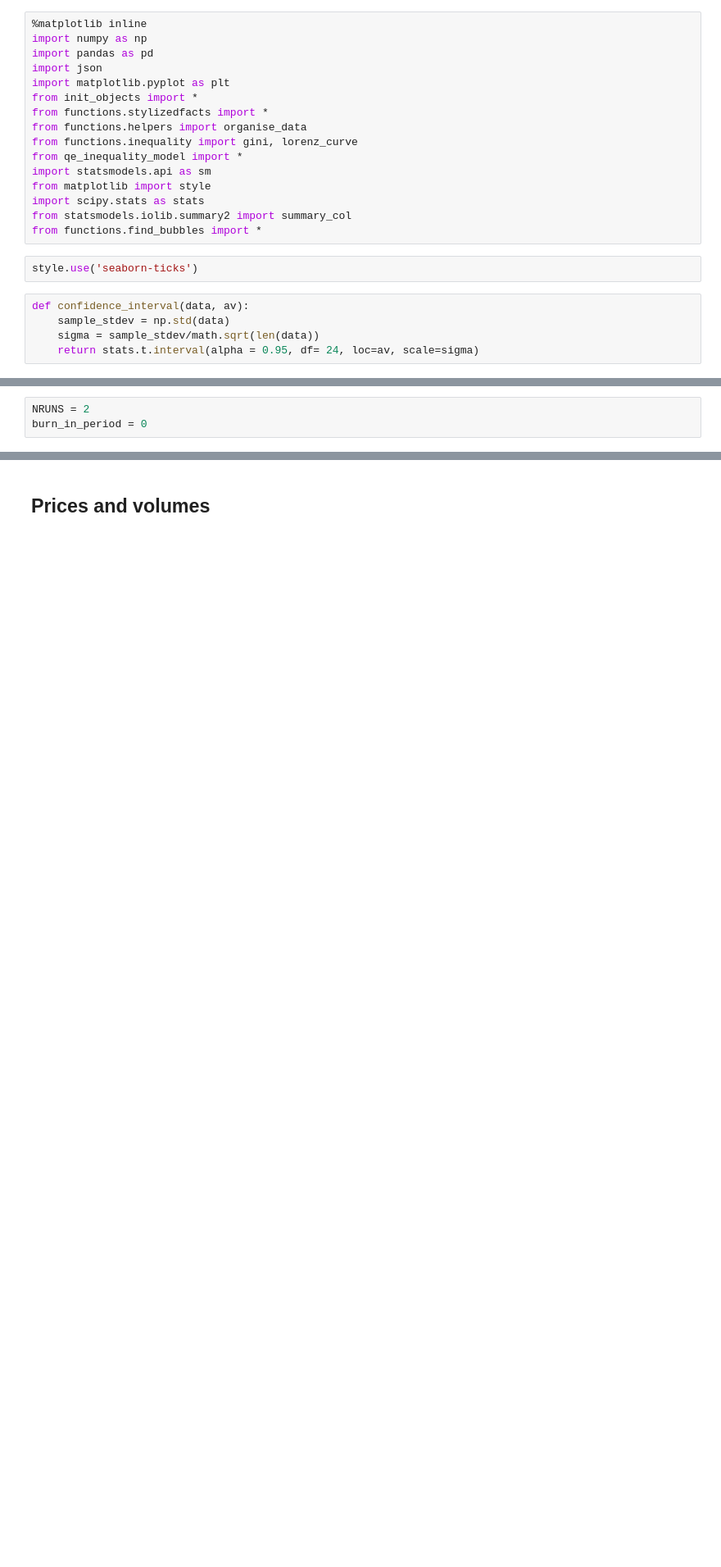
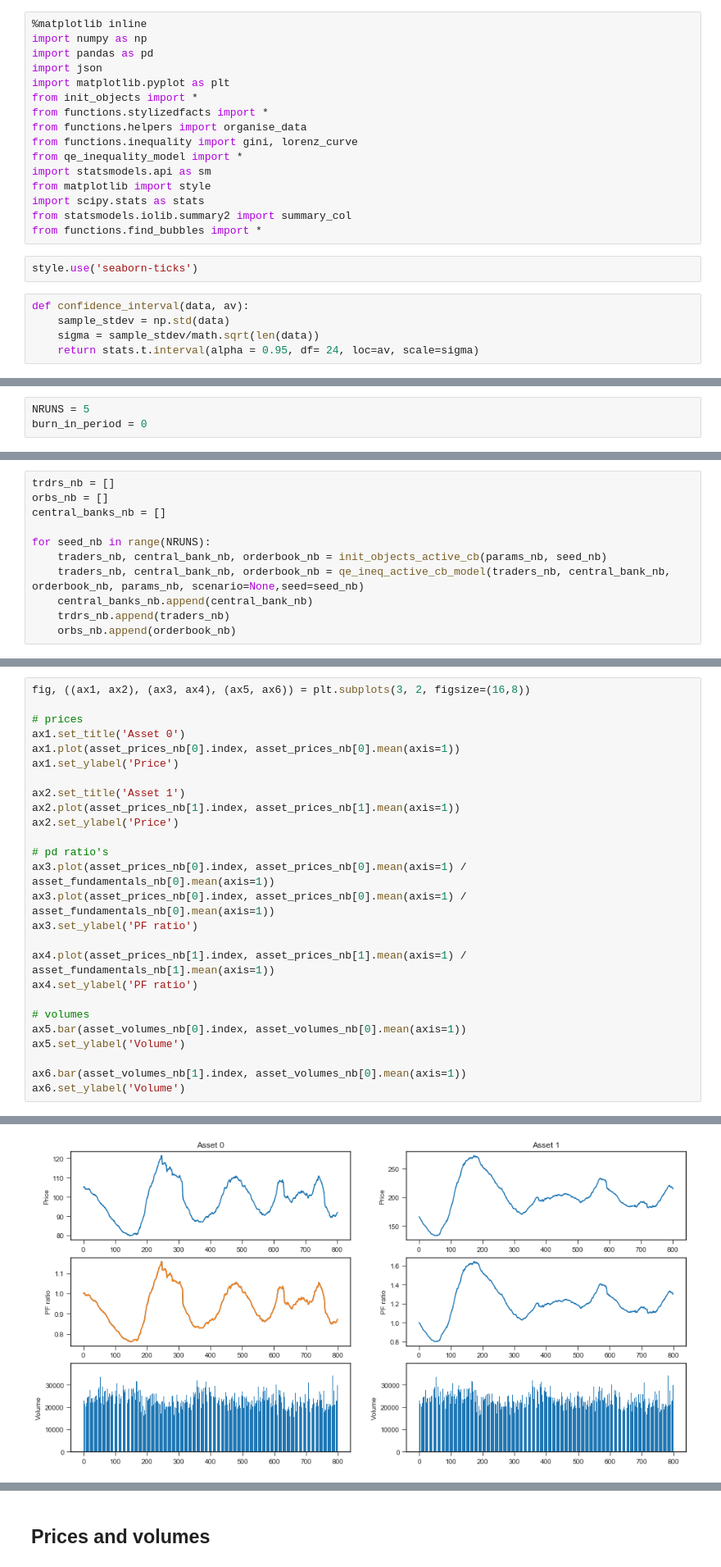
Before and after one commit to joerischasfoort/qe-inequality, a Jupyter notebook: buyer_of_last_resort.ipynb, the cells around one changed output, grey strips where cells are left out. Shown at 82% size. Saved outputs shown, nothing was run; the diff lists cells and outputs as text; blank space fills up the shorter version.

```diff
--- a/buyer_of_last_resort.ipynb
+++ b/buyer_of_last_resort.ipynb
@@ -26,3 +26,3 @@ def confidence_interval(data, av):
 # %%
-NRUNS = 2
+NRUNS = 5
 burn_in_period = 0
@@ -28,0 +43,11 @@ burn_in_period = 0
+# %%
+trdrs_nb = []
+orbs_nb = []
+central_banks_nb = []
+
+for seed_nb in range(NRUNS):
+    traders_nb, central_bank_nb, orderbook_nb = init_objects_active_cb(params_nb, seed_nb)
+    traders_nb, central_bank_nb, orderbook_nb = qe_ineq_active_cb_model(traders_nb, central_bank_nb, orderbook_nb, params_nb, scenario=None,seed=seed_nb)
+    central_banks_nb.append(central_bank_nb)
+    trdrs_nb.append(traders_nb)
+    orbs_nb.append(orderbook_nb)
@@ -28,0 +86,27 @@ burn_in_period = 0
+# %%
+fig, ((ax1, ax2), (ax3, ax4), (ax5, ax6)) = plt.subplots(3, 2, figsize=(16,8))
+
+# prices
+ax1.set_title('Asset 0')
+ax1.plot(asset_prices_nb[0].index, asset_prices_nb[0].mean(axis=1))
+ax1.set_ylabel('Price')
+
+ax2.set_title('Asset 1')
+ax2.plot(asset_prices_nb[1].index, asset_prices_nb[1].mean(axis=1))
+ax2.set_ylabel('Price')
+
+# pd ratio's
+ax3.plot(asset_prices_nb[0].index, asset_prices_nb[0].mean(axis=1) / asset_fundamentals_nb[0].mean(axis=1))
+ax3.plot(asset_prices_nb[0].index, asset_prices_nb[0].mean(axis=1) / asset_fundamentals_nb[0].mean(axis=1))
+ax3.set_ylabel('PF ratio')
+
+ax4.plot(asset_prices_nb[1].index, asset_prices_nb[1].mean(axis=1) / asset_fundamentals_nb[1].mean(axis=1))
+ax4.set_ylabel('PF ratio')
+
+# volumes
+ax5.bar(asset_volumes_nb[0].index, asset_volumes_nb[0].mean(axis=1))
+ax5.set_ylabel('Volume')
+
+ax6.bar(asset_volumes_nb[1].index, asset_volumes_nb[0].mean(axis=1))
+ax6.set_ylabel('Volume')
+# %% [output]
@@ -28,0 +114 @@ burn_in_period = 0
+[figure, added]
```
Also changed, not shown: parts of 18 cells of this notebook, 2 other files.
